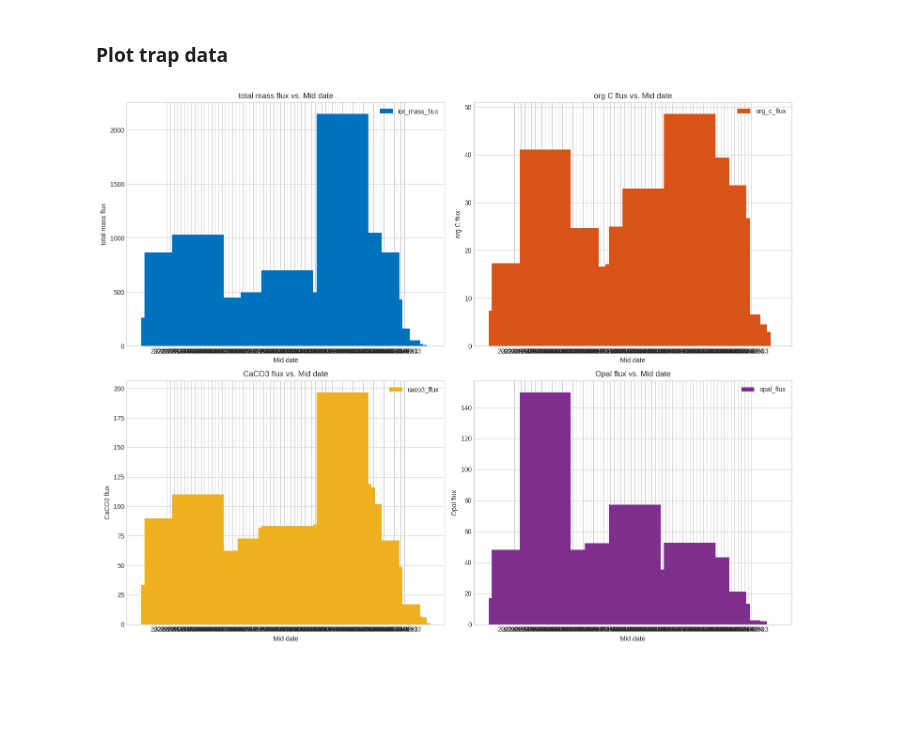
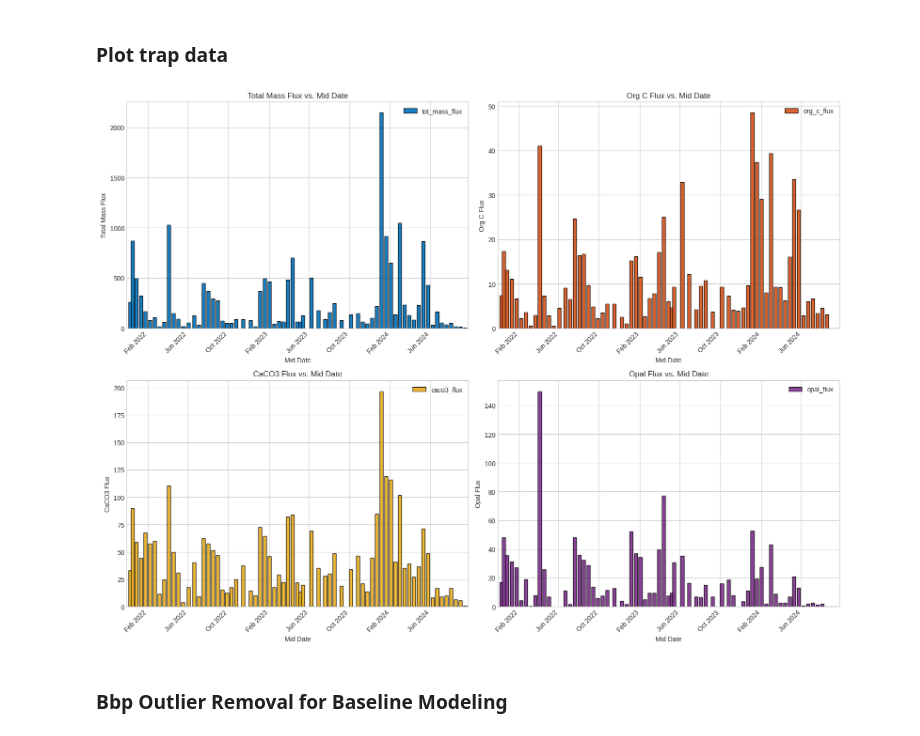
Before and after one commit to eqmh/sedtrap_bbp, a Jupyter notebook: bbp_data_explorer.ipynb, the cells around one changed output. Saved outputs shown, nothing was run; the diff lists cells and outputs as text; code cells hidden in the pictures; blank space fills up the shorter version.

```diff
--- a/bbp_data_explorer.ipynb
+++ b/bbp_data_explorer.ipynb
@@ -195,43 +213,55 @@ First 10 rows of the filtered trap flux table:
 ### Plot trap data
 # %%
 if 'trap_flux_tbl' in locals() and not trap_flux_tbl.empty and 'Mid-Date' in trap_flux_tbl.columns:
-    fig, axes = plt.subplots(2, 2, figsize=(15, 12))
+    import matplotlib.dates as mdates
 
-    # MATLAB Colors [R G B]
+    fig, axes = plt.subplots(2, 2, figsize=(16, 12))
+
     colors = {
         'blue': [0, 0.4470, 0.7410],
         'red': [0.8500, 0.3250, 0.0980],
         'yellow': [0.9290, 0.6940, 0.1250],
         'purple': [0.4940, 0.1840, 0.5560]
     }
 
-    # Helper function to plot bars safely
-    def plot_trap_bar(ax, col_name, ylabel, title, color):
-        if col_name in trap_flux_tbl.columns:
-            ax.bar(trap_flux_tbl['Mid-Date'], trap_flux_tbl[col_name],
-                   label=col_name, color=color, width=15)
-            ax.set_xlabel("Mid date")
+    plot_items = [
+        ('tot_mass_flux', "Total Mass Flux", colors['blue']),
+        ('org_c_flux', "Org C Flux", colors['red']),
+        ('caco3_flux', "CaCO3 Flux", colors['yellow']),
+        ('opal_flux', "Opal Flux", colors['purple'])
+    ]
+
+    for ax, (col, ylabel, color) in zip(axes.flatten(), plot_items):
+        if col in trap_flux_tbl.columns:
+            # We explicitly convert the datetime to matplotlib date numbers
+            # This ensures the year is calculated correctly from the data
+            x_values = mdates.date2num(trap_flux_tbl['Mid-Date'])
+
+            # width=1.0 represents 1 full day
+            ax.bar(x_values, trap_flux_tbl[col],
+                   label=col, color=color, width=10, align='center', edgecolor='black', alpha=0.9)
+
+            # Formatting X-axis: Month Year (e.g., Jan 2023)
+            ax.xaxis.set_major_locator(mdates.MonthLocator(interval=4))
+            ax.xaxis.set_major_formatter(mdates.DateFormatter('%b %Y'))
+
+            plt.setp(ax.get_xticklabels(), rotation=45, ha='right', fontsize=10)
+
+            ax.set_xlabel("Mid Date")
             ax.set_ylabel(ylabel)
-            ax.set_title(title)
+            ax.set_title(f"{ylabel} vs. Mid Date")
             ax.legend()
+
+            # Explicitly set the limits based on the data to avoid 1970 fallback
+            ax.set_xlim(x_values.min() - 10, x_values.max() + 10)
         else:
-            ax.set_title(f"Column '{col_name}' missing")
-
-    # Total Mass Flux
-    plot_trap_bar(axes[0, 0], 'tot_mass_flux', "total mass flux", "total mass flux vs. Mid date", colors['blue'])
-
-    # Organic Carbon Flux
-    plot_trap_bar(axes[0, 1], 'org_c_flux', "org C flux", "org C flux vs. Mid date", colors['red'])
-
-    # CaCO3 Flux
-    plot_trap_bar(axes[1, 0], 'caco3_flux', "CaCO3 flux", "CaCO3 flux vs. Mid date", colors['yellow'])
-
-    # Opal Flux
-    plot_trap_bar(axes[1, 1], 'opal_flux', "Opal flux", "Opal flux vs. Mid date", colors['purple'])
+            ax.set_title(f"Column '{col}' missing")
 
     plt.tight_layout()
     plt.show()
 else:
-    print("Trap flux data or 'Mid_Date' column not available for plotting.")
+    print("Trap flux data or 'Mid-Date' column not available for plotting.")
 # %% [output]
-[figure, old version]
+[figure, new version]
+# %% [markdown]
+### Bbp Outlier Removal for Baseline Modeling
```
Also changed, not shown: parts of 27 cells of this notebook.
